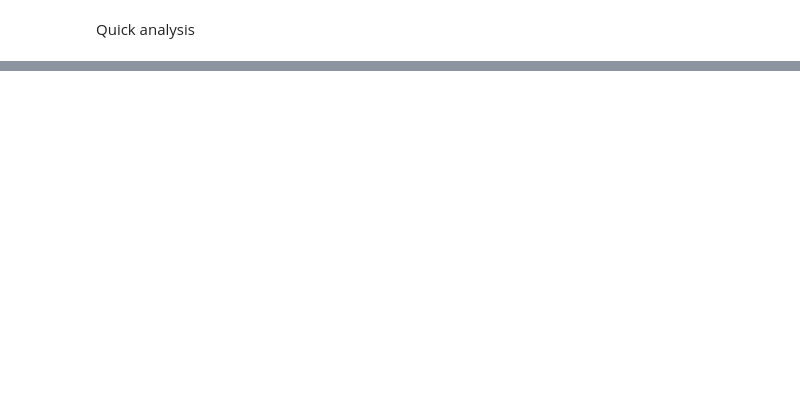
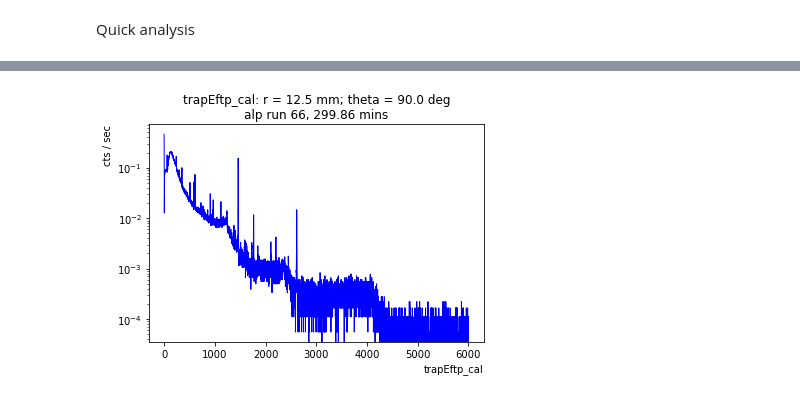
Before and after one commit to legend-exp/CAGE, a Jupyter notebook: analysis/DCR_tests.ipynb, the cells around one changed output, grey strips where cells are left out. Saved outputs shown, nothing was run; the diff lists cells and outputs as text; code cells hidden in the pictures; blank space fills up the shorter version.

```diff
--- a/analysis/DCR_tests.ipynb
+++ b/analysis/DCR_tests.ipynb
@@ -283,36 +335,39 @@ df_cut = df.query(f'bl > {bl_cut_lo} and bl < {bl_cut_hi}').copy()
 #create 0-50
 # df_cut['tp0_50'] = df_cut['tp_50']- df_cut['tp_0']
 # %%
+# %matplotlib widget
 etype = 'trapEftp_cal'
 # Make energy spectrum
 # elo, ehi, epb = 2775, 2840, 1 #1460 pk uncal trapEmax
 # elo, ehi, epb = 0, 5000000, 100 # basically entire range, rawe parameter ("energy")
 # elo, ehi, epb = 1440000, 1470000, 100 # 1460 pk, rawe parameter ("energy")
 # elo, ehi, epb = 2680000, 2720000, 10 # 2615 peak, rawe parameter ("energy")
 # elo, ehi, epb = 2000000, 2500000, 100 # where alphas are in run 117, rawe parameter ("energy")
 # elo, ehi, epb = 0, 10000, 10 #trapEftp
 # elo, ehi, epb = 100, 20000, 10 #trapEftp uncal
 
 
 # elo, ehi, epb = 0, 3000, 10
 elo, ehi, epb = 0, 6000, 1 #trapEftp_cal
 
 
 nbx = int((ehi-elo)/epb)
 
 energy_hist, bins = np.histogram(df_cut[etype], bins=nbx,
                 range=[elo, ehi])
 energy_rt = np.divide(energy_hist, rt_min * 60)
 
 plt.semilogy(bins[1:], energy_rt, ds='steps', c='b', lw=1) #, label=f'{etype}'
 
 plt.xlabel(etype, ha='right', x=1)
 plt.ylabel('cts / sec', ha='right', y=1)
 # plt.legend()
 plt.title(f'{etype}: r = {radius} mm; theta = {angle_det} deg\n{runtype} run {run}, {rt_min:.2f} mins')
 # plt.savefig(f'./plots/normScan/{runtype}_energy_run{run}.pdf', dpi=200)
-plt.xlim(20,80)
+# plt.xlim(20,80)
 plt.show()
+# %% [output]
+[figure, added]
 # %%
 # # Make calibrated energy spectrum
 # elo, ehi, epb = 0, 8000, 10
```
Also changed, not shown: parts of 24 cells of this notebook, 11 other files.
